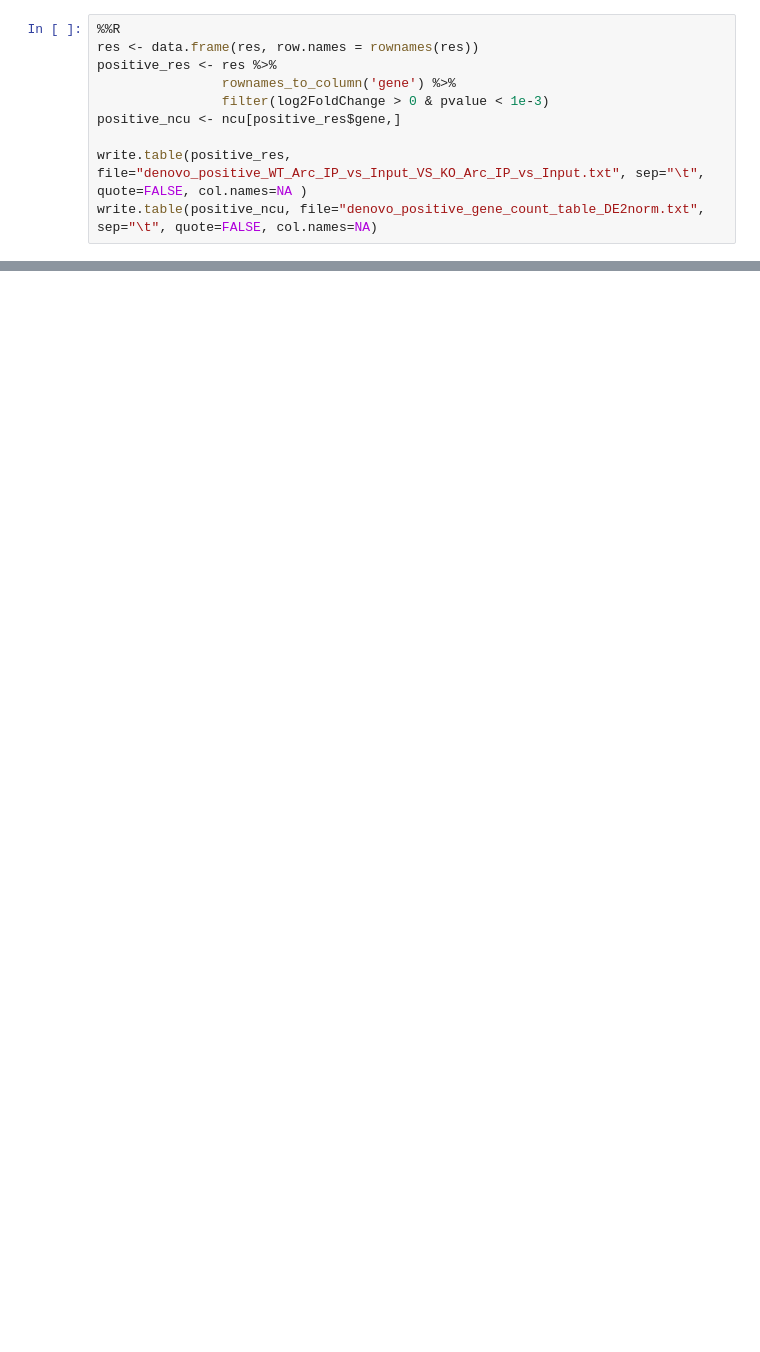
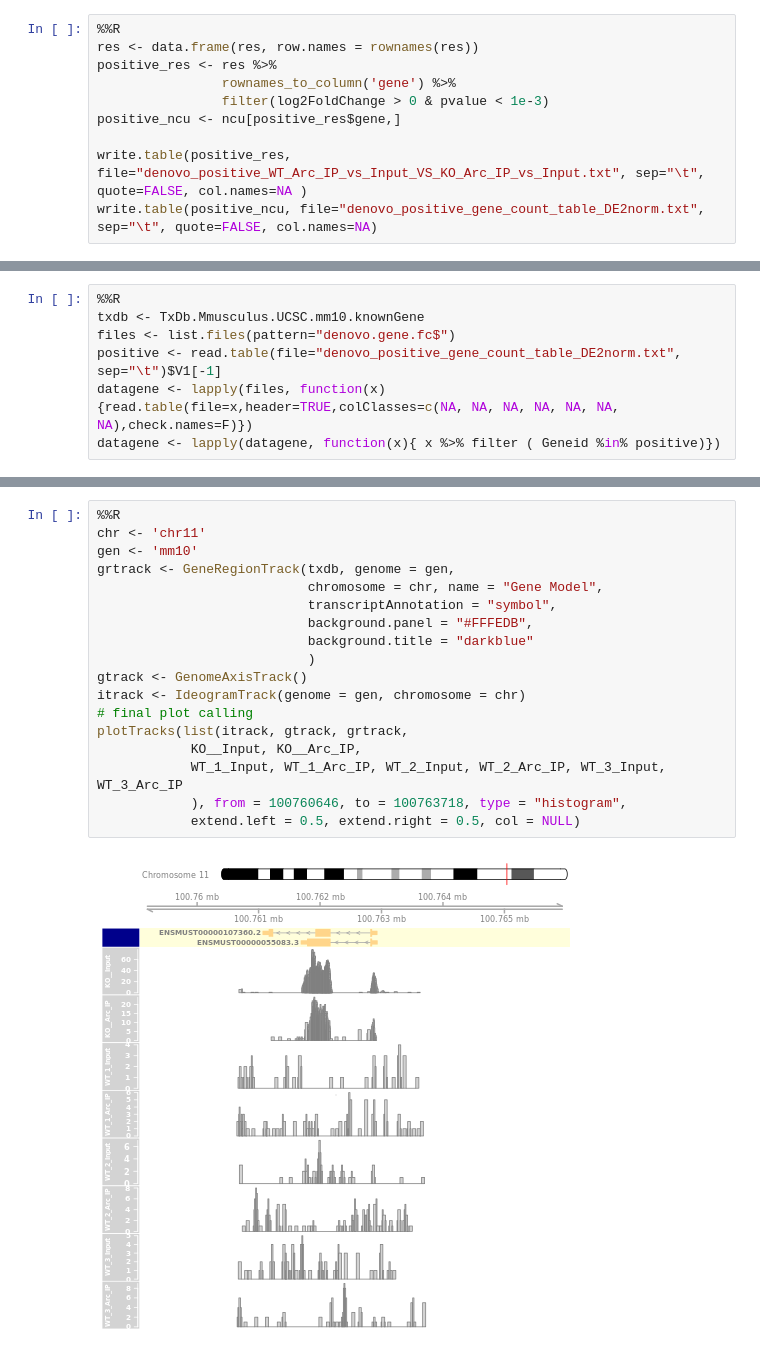
Before and after one commit to goodarzilab/Abe, a Jupyter notebook: Jason/Jason_notebook.ipynb, the cells around one changed output, grey strips where cells are left out. Cells and saved outputs as stored; diff of their text form; blank space fills up the shorter version.

```diff
--- a/Jason/Jason_notebook.ipynb
+++ b/Jason/Jason_notebook.ipynb
@@ -445,0 +445,7 @@ write.table(positive_ncu, file="denovo_positive_gene_count_table_DE2norm.txt", s
+# %%
+%%R
+txdb <- TxDb.Mmusculus.UCSC.mm10.knownGene
+files <- list.files(pattern="denovo.gene.fc$")
+positive <- read.table(file="denovo_positive_gene_count_table_DE2norm.txt", sep="\t")$V1[-1]
+datagene <- lapply(files, function(x){read.table(file=x,header=TRUE,colClasses=c(NA, NA, NA, NA, NA, NA, NA),check.names=F)})
+datagene <- lapply(datagene, function(x){ x %>% filter ( Geneid %in% positive)})
@@ -445,0 +500,20 @@ write.table(positive_ncu, file="denovo_positive_gene_count_table_DE2norm.txt", s
+# %%
+%%R
+chr <- 'chr11'
+gen <- 'mm10'
+grtrack <- GeneRegionTrack(txdb, genome = gen,
+                           chromosome = chr, name = "Gene Model",
+                           transcriptAnnotation = "symbol",
+                           background.panel = "#FFFEDB",
+                           background.title = "darkblue"
+                           )
+gtrack <- GenomeAxisTrack()
+itrack <- IdeogramTrack(genome = gen, chromosome = chr)
+# final plot calling
+plotTracks(list(itrack, gtrack, grtrack,
+            KO__Input, KO__Arc_IP,
+            WT_1_Input, WT_1_Arc_IP, WT_2_Input, WT_2_Arc_IP, WT_3_Input, WT_3_Arc_IP
+            ), from = 100760646, to = 100763718, type = "histogram",
+            extend.left = 0.5, extend.right = 0.5, col = NULL)
+# %% [output]
+[figure, added]
```
Also changed, not shown: parts of 51 cells of this notebook, 6 other files.
